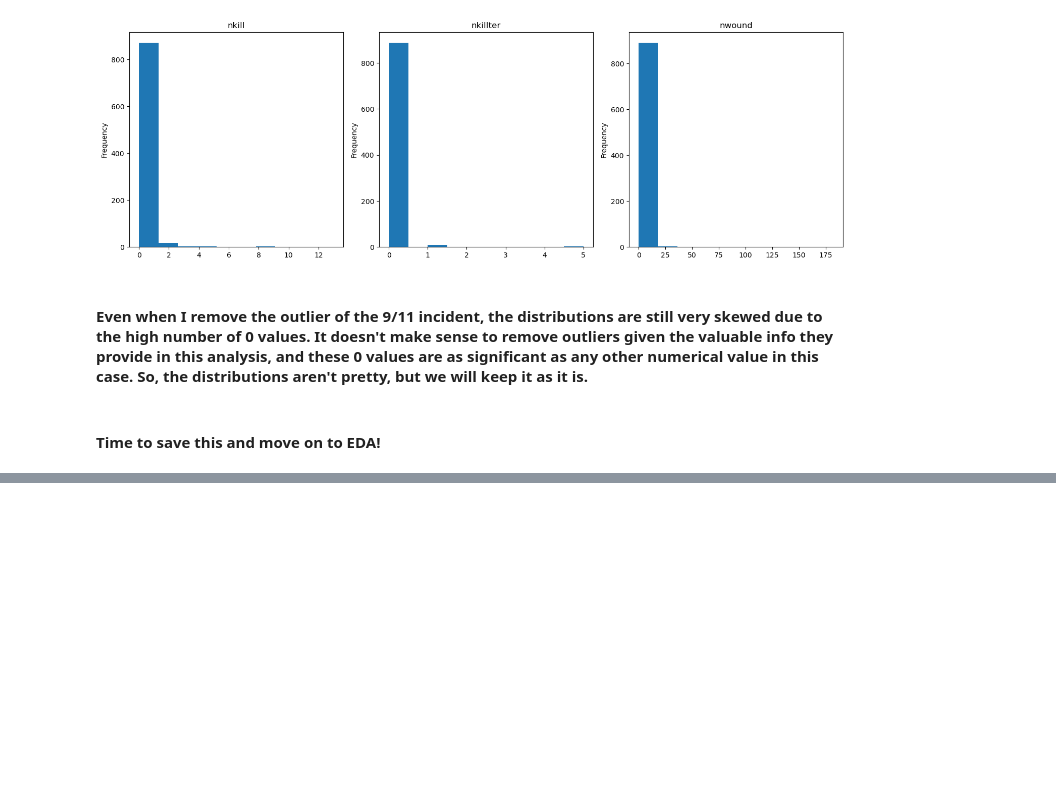
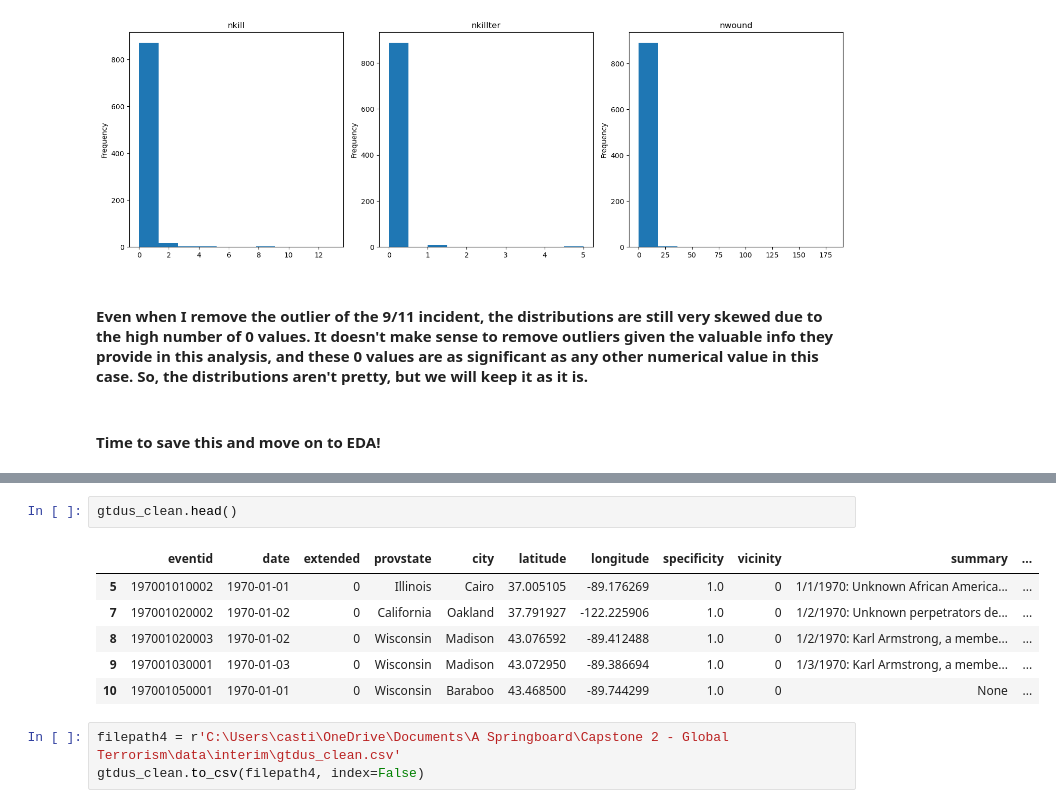
Before and after one commit to samcast1/Capstone-2---Global-Terrorism, a Jupyter notebook: notebooks/1.0-sc-initial-exploration-and-wrangling.ipynb, the cells around one changed output, grey strips where cells are left out. Drawn from its saved outputs; the diff is of its cells as text; blank space fills up the shorter version.

```diff
--- a/notebooks/1.0-sc-initial-exploration-and-wrangling.ipynb
+++ b/notebooks/1.0-sc-initial-exploration-and-wrangling.ipynb
@@ -690,0 +932,12 @@ gtd_clean.to_csv('gtd_clean.csv',index=False)
+# %%
+gtdus_clean.head()
+# %% [output]
+|  | eventid | date | extended | provstate | city | latitude | longitude | specificity | vicinity | summary | ... |
+| 5 | 197001010002 | 1970-01-01 | 0 | Illinois | Cairo | 37.005105 | -89.176269 | 1.0 | 0 | 1/1/1970: Unknown African America... | ... |
+| 7 | 197001020002 | 1970-01-02 | 0 | California | Oakland | 37.791927 | -122.225906 | 1.0 | 0 | 1/2/1970: Unknown perpetrators de... | ... |
+| 8 | 197001020003 | 1970-01-02 | 0 | Wisconsin | Madison | 43.076592 | -89.412488 | 1.0 | 0 | 1/2/1970: Karl Armstrong, a membe... | ... |
+| 9 | 197001030001 | 1970-01-03 | 0 | Wisconsin | Madison | 43.072950 | -89.386694 | 1.0 | 0 | 1/3/1970: Karl Armstrong, a membe... | ... |
+| 10 | 197001050001 | 1970-01-01 | 0 | Wisconsin | Baraboo | 43.468500 | -89.744299 | 1.0 | 0 | None | ... |
+# %%
+filepath4 = r'C:\Users\casti\OneDrive\Documents\A Springboard\Capstone 2 - Global Terrorism\data\interim\gtdus_clean.csv'
+gtdus_clean.to_csv(filepath4, index=False)
```
Also changed, not shown: parts of 18 cells of this notebook, 3 other files.
